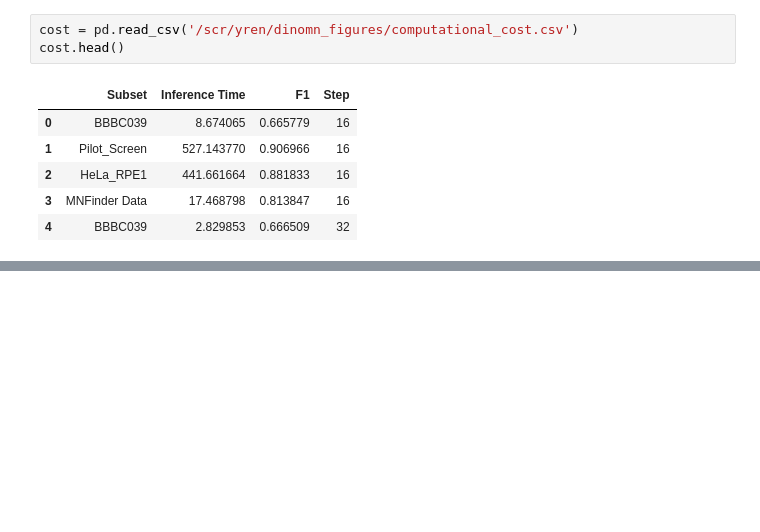
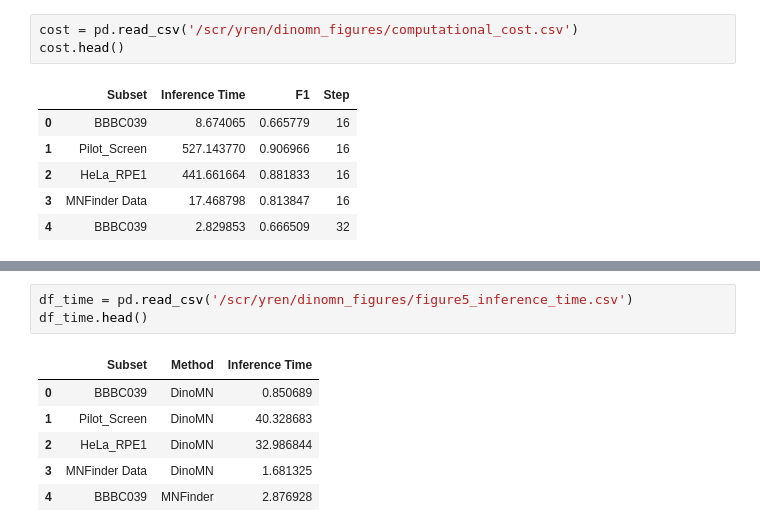
Before and after one commit to CaicedoLab/micronuclei-detection, a Jupyter notebook: figures/figure5.ipynb, the cells around one changed output, grey strips where cells are left out. Cells and saved outputs as stored; diff of their text form; blank space fills up the shorter version.

```diff
--- a/figures/figure5.ipynb
+++ b/figures/figure5.ipynb
@@ -123,0 +138,10 @@ plot_cost = sb.scatterplot(
+# %%
+df_time = pd.read_csv('/scr/yren/dinomn_figures/figure5_inference_time.csv')
+df_time.head()
+# %% [output]
+|  | Subset | Method | Inference Time |
+| 0 | BBBC039 | DinoMN | 0.850689 |
+| 1 | Pilot_Screen | DinoMN | 40.328683 |
+| 2 | HeLa_RPE1 | DinoMN | 32.986844 |
+| 3 | MNFinder Data | DinoMN | 1.681325 |
+| 4 | BBBC039 | MNFinder | 2.876928 |
```
Also changed, not shown: parts of 3 cells of this notebook.
